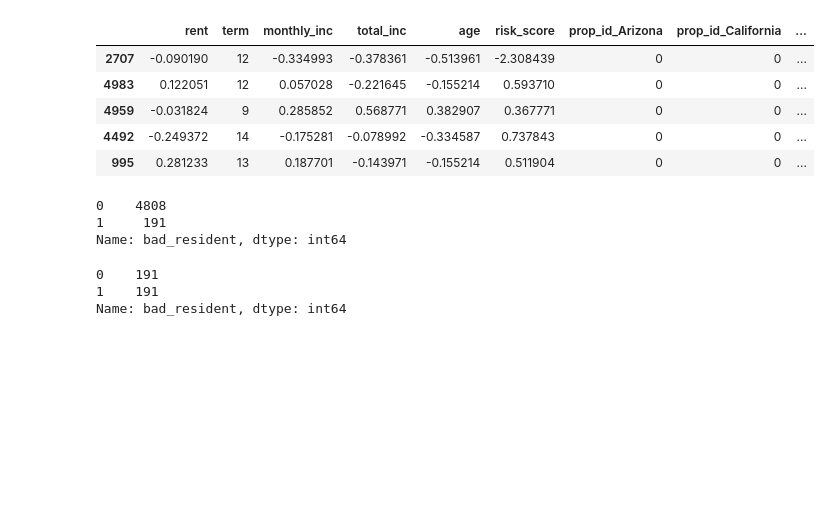
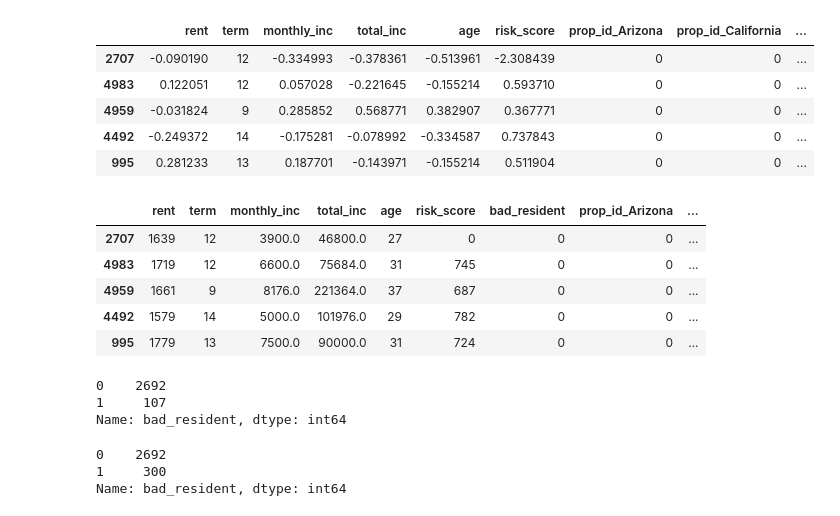
Before and after one commit to Project-DANE/DANE, a Jupyter notebook: test.ipynb, the cells around one changed output. Cells and saved outputs as stored; diff of their text form; code cells hidden in the pictures; blank space fills up the shorter version.

```diff
--- a/test.ipynb
+++ b/test.ipynb
@@ -33,2 +44,2 @@ df.head()
 # %%
-y_train, y_val, y_test, train_scaled, val_scaled, test_scaled = w.model_prep(df)
+y_train, y_val, y_test, train_scaled, val_scaled, test_scaled,train, val, test = wt.model_prep(df)
@@ -41,10 +56,19 @@ train_scaled.head()
 | 4959 | -0.031824 | 9 | 0.285852 | 0.568771 | 0.382907 | 0.367771 | 0 | 0 | ... |
 | 4492 | -0.249372 | 14 | -0.175281 | -0.078992 | -0.334587 | 0.737843 | 0 | 0 | ... |
 | 995 | 0.281233 | 13 | 0.187701 | -0.143971 | -0.155214 | 0.511904 | 0 | 0 | ... |
-# %%
-df.bad_resident.value_counts()
-# %% [output]
-0    4808
-1     191
-Name: bad_resident, dtype: int64
+# %%
+train.head()
+# %% [output]
+|  | rent | term | monthly_inc | total_inc | age | risk_score | bad_resident | prop_id_Arizona | ... |
+| 2707 | 1639 | 12 | 3900.0 | 46800.0 | 27 | 0 | 0 | 0 | ... |
+| 4983 | 1719 | 12 | 6600.0 | 75684.0 | 31 | 745 | 0 | 0 | ... |
+| 4959 | 1661 | 9 | 8176.0 | 221364.0 | 37 | 687 | 0 | 0 | ... |
+| 4492 | 1579 | 14 | 5000.0 | 101976.0 | 29 | 782 | 0 | 0 | ... |
+| 995 | 1779 | 13 | 7500.0 | 90000.0 | 31 | 724 | 0 | 0 | ... |
+# %%
+train.bad_resident.value_counts()
+# %% [output]
+0    2692
+1     107
+Name: bad_resident, dtype: int64
 # %%
@@ -57,6 +81,6 @@ df_downsampled = pd.concat([df_majority_downsampled, df_minority])
 # %%
-df_downsampled.bad_resident.value_counts()
+df_upsampled.bad_resident.value_counts()
 # %% [output]
-0    191
-1    191
+0    2692
+1     300
 Name: bad_resident, dtype: int64
```
Also changed, not shown: parts of 16 cells of this notebook.
